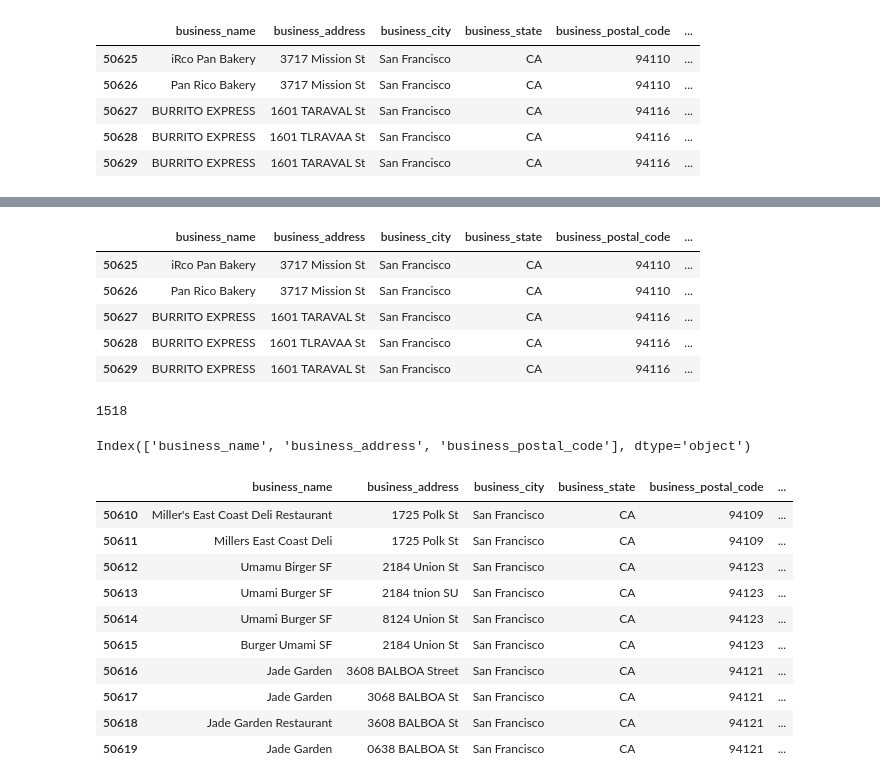
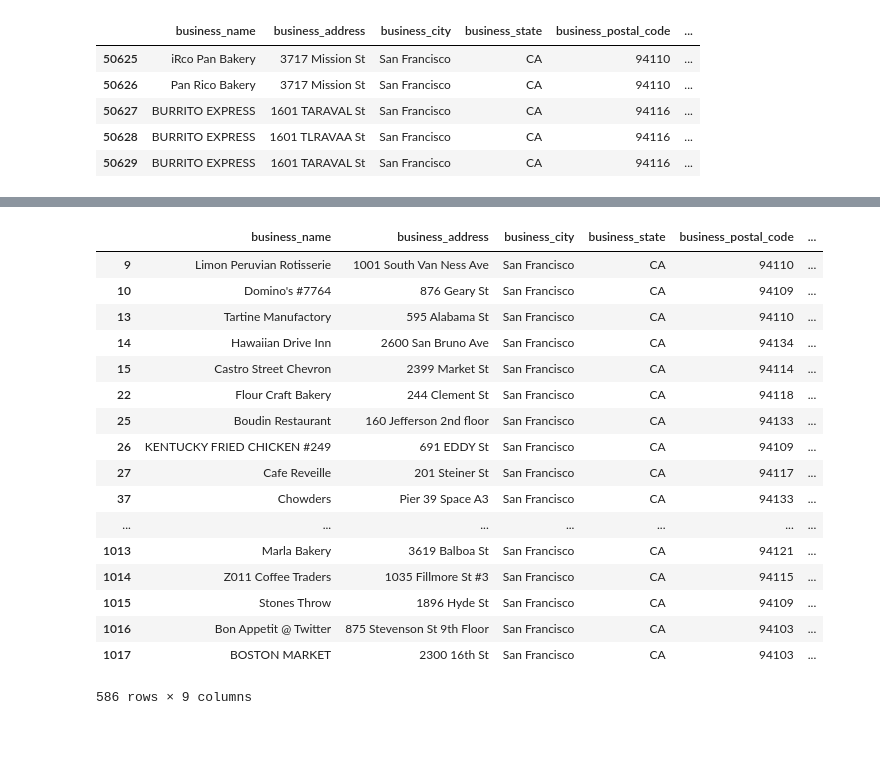
Before and after one commit to tianchu-shu/undergrad_thesis, a Jupyter notebook: df_test_.ipynb, the cells around one changed output, grey strips where cells are left out. Cells and saved outputs as stored; diff of their text form; code cells hidden in the pictures; blank space fills up the shorter version.

```diff
--- a/df_test_.ipynb
+++ b/df_test_.ipynb
@@ -129,7 +36,0 @@ KeyboardInterrupt:
-# %%
-def link_record(df, idct):
-    insp_columns = ['inspection_id', 'inspection_date', 'inspection_score', 'inspection_type', 'violation_id', 'violation_description', 'risk_category']
-    insp_df = df[insp_columns]
-    for k, v in idct.items():
-        insp_df.loc[v, "business_id"]= int(k)
-    return insp_df
@@ -220,0 +83,2 @@ insp = ['inspection_id', 'inspection_date', 'inspection_score', 'inspection_type
+# %%
+i =clean_dirty_inspection(raw[:5000])
@@ -220,0 +140,19 @@ insp = ['inspection_id', 'inspection_date', 'inspection_score', 'inspection_type
+# %%
+def link_record(df, idct):
+    '''
+    Using the dicitionary created, matching the unique resturant's business_id to index in both
+    rest_df and insp_df
+    '''
+    insp_columns = ['inspection_id', 'inspection_date', 'inspection_score', 'inspection_type', 'violation_id', 'violation_description', 'risk_category']
+    insp_df = df[insp_columns]
+    rest_columns = ['business_name', 'business_address', 'business_city','business_state', 'business_postal_code', 'business_latitude', 'business_longitude', 'business_phone_number']
+    rest_df = df[rest_columns]
+
+
+    for k, v in idct.items():
+        insp_df.loc[v, "business_id"]= int(k)
+        rest_df.loc[v[-1], 'business_id']= int(k)
+    rest_df = rest_df.dropna(subset=["business_id"])
+    return insp_df, rest_df
+# %%
+ins, res =link_record(raw[:1000], i)
@@ -223,12 +191,24 @@ ins =raw[insp]
-# %%
-raw.tail()
-# %% [output]
-|  | business_name | business_address | business_city | business_state | business_postal_code | ... |
-| 50625 | iRco Pan Bakery | 3717 Mission St | San Francisco | CA | 94110 | ... |
-| 50626 | Pan Rico Bakery | 3717 Mission St | San Francisco | CA | 94110 | ... |
-| 50627 | BURRITO EXPRESS | 1601 TARAVAL St | San Francisco | CA | 94116 | ... |
-| 50628 | BURRITO EXPRESS | 1601 TLRAVAA St | San Francisco | CA | 94116 | ... |
-| 50629 | BURRITO EXPRESS | 1601 TARAVAL St | San Francisco | CA | 94116 | ... |
+# %%
+res
+# %% [output]
+|  | business_name | business_address | business_city | business_state | business_postal_code | ... |
+| 9 | Limon Peruvian Rotisserie | 1001 South Van Ness Ave | San Francisco | CA | 94110 | ... |
+| 10 | Domino's #7764 | 876 Geary St | San Francisco | CA | 94109 | ... |
+| 13 | Tartine Manufactory | 595 Alabama St | San Francisco | CA | 94110 | ... |
+| 14 | Hawaiian Drive Inn | 2600 San Bruno Ave | San Francisco | CA | 94134 | ... |
+| 15 | Castro Street Chevron | 2399 Market St | San Francisco | CA | 94114 | ... |
+| 22 | Flour Craft Bakery | 244 Clement St | San Francisco | CA | 94118 | ... |
+| 25 | Boudin Restaurant | 160 Jefferson 2nd floor | San Francisco | CA | 94133 | ... |
+| 26 | KENTUCKY FRIED CHICKEN #249 | 691 EDDY St | San Francisco | CA | 94109 | ... |
+| 27 | Cafe Reveille | 201 Steiner St | San Francisco | CA | 94117 | ... |
+| 37 | Chowders | Pier 39 Space A3 | San Francisco | CA | 94133 | ... |
+| ... | ... | ... | ... | ... | ... | ... |
+| 1013 | Marla Bakery | 3619 Balboa St | San Francisco | CA | 94121 | ... |
+| 1014 | Z011 Coffee Traders | 1035 Fillmore St #3 | San Francisco | CA | 94115 | ... |
+| 1015 | Stones Throw | 1896 Hyde St | San Francisco | CA | 94109 | ... |
+| 1016 | Bon Appetit @ Twitter | 875 Stevenson St 9th Floor | San Francisco | CA | 94103 | ... |
+| 1017 | BOSTON MARKET | 2300 16th St | San Francisco | CA | 94103 | ... |
+586 rows × 9 columns
 # %%
 def get_tuple(a, b):
     '''
@@ -260,25 +240,3 @@ def get_jw_category(j):
     if j < THRESH2:
         return "medium"
     return "high"
-# %%
-df.size
-# %% [output]
-1518
-# %%
-df.columns
-# %% [output]
-Index(['business_name', 'business_address', 'business_postal_code'], dtype='object')
-# %%
-mni
-# %% [output]
-|  | business_name | business_address | business_city | business_state | business_postal_code | ... |
-| 50610 | Miller's East Coast Deli Restaurant | 1725 Polk St | San Francisco | CA | 94109 | ... |
-| 50611 | Millers East Coast Deli | 1725 Polk St | San Francisco | CA | 94109 | ... |
-| 50612 | Umamu Birger SF | 2184 Union St | San Francisco | CA | 94123 | ... |
-| 50613 | Umami Burger SF | 2184 tnion SU | San Francisco | CA | 94123 | ... |
-| 50614 | Umami Burger SF | 8124 Union St | San Francisco | CA | 94123 | ... |
-| 50615 | Burger Umami SF | 2184 Union St | San Francisco | CA | 94123 | ... |
-| 50616 | Jade Garden | 3608 BALBOA Street | San Francisco | CA | 94121 | ... |
-| 50617 | Jade Garden | 3068 BALBOA St | San Francisco | CA | 94121 | ... |
-| 50618 | Jade Garden Restaurant | 3608 BALBOA St | San Francisco | CA | 94121 | ... |
-| 50619 | Jade Garden | 0638 BALBOA St | San Francisco | CA | 94121 | ... |
```
Also changed, not shown: parts of 33 cells of this notebook.
